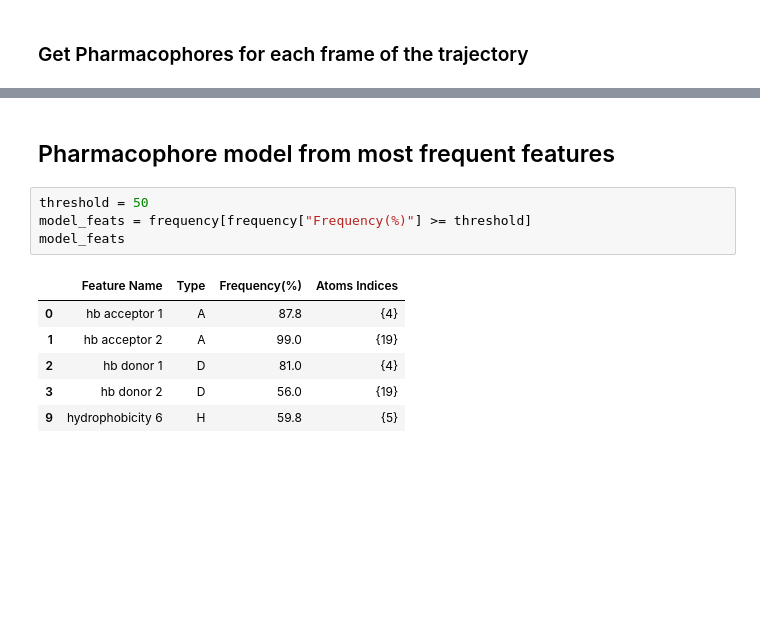
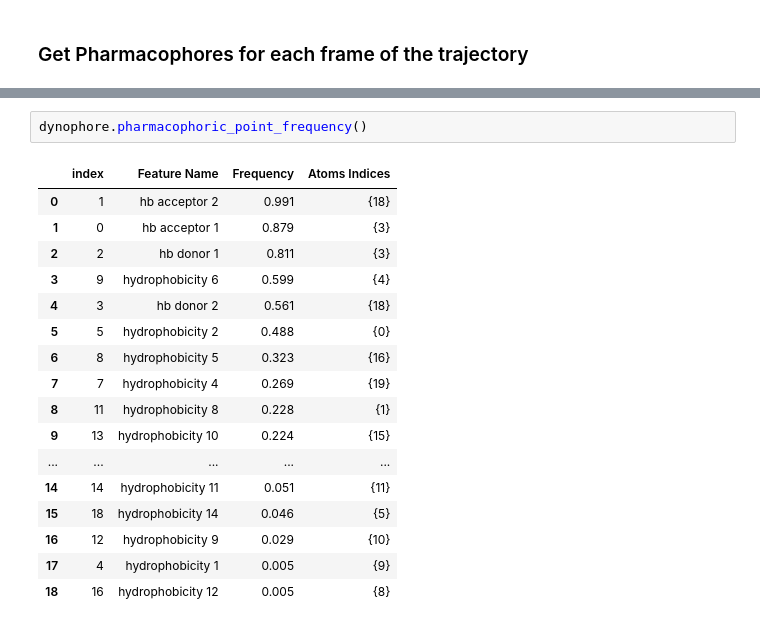
Before and after one commit to Daniel-Ibarrola/Cheminformatics-Notebooks, a Jupyter notebook: openpharmacophore/dynophores/Eralpha.ipynb, the cells around one changed output, grey strips where cells are left out. Saved outputs shown, nothing was run; the diff lists cells and outputs as text; blank space fills up the shorter version.

```diff
--- a/openpharmacophore/dynophores/Eralpha.ipynb
+++ b/openpharmacophore/dynophores/Eralpha.ipynb
@@ -198,13 +80,20 @@ frequency
-# %% [markdown]
-## Pharmacophore model from most frequent features
-# %%
-threshold = 50
-model_feats = frequency[frequency["Frequency(%)"] >= threshold]
-model_feats
-# %% [output]
-|  | Feature Name | Type | Frequency(%) | Atoms Indices |
-| 0 | hb acceptor 1 | A | 87.8 | {4} |
-| 1 | hb acceptor 2 | A | 99.0 | {19} |
-| 2 | hb donor 1 | D | 81.0 | {4} |
-| 3 | hb donor 2 | D | 56.0 | {19} |
-| 9 | hydrophobicity 6 | H | 59.8 | {5} |
+# %%
+dynophore.pharmacophoric_point_frequency()
+# %% [output]
+|  | index | Feature Name | Frequency | Atoms Indices |
+| 0 | 1 | hb acceptor 2 | 0.991 | {18} |
+| 1 | 0 | hb acceptor 1 | 0.879 | {3} |
+| 2 | 2 | hb donor 1 | 0.811 | {3} |
+| 3 | 9 | hydrophobicity 6 | 0.599 | {4} |
+| 4 | 3 | hb donor 2 | 0.561 | {18} |
+| 5 | 5 | hydrophobicity 2 | 0.488 | {0} |
+| 6 | 8 | hydrophobicity 5 | 0.323 | {16} |
+| 7 | 7 | hydrophobicity 4 | 0.269 | {19} |
+| 8 | 11 | hydrophobicity 8 | 0.228 | {1} |
+| 9 | 13 | hydrophobicity 10 | 0.224 | {15} |
+| ... | ... | ... | ... | ... |
+| 14 | 14 | hydrophobicity 11 | 0.051 | {11} |
+| 15 | 18 | hydrophobicity 14 | 0.046 | {5} |
+| 16 | 12 | hydrophobicity 9 | 0.029 | {10} |
+| 17 | 4 | hydrophobicity 1 | 0.005 | {9} |
+| 18 | 16 | hydrophobicity 12 | 0.005 | {8} |
```
Also changed, not shown: parts of 25 cells of this notebook, 5 other files.
